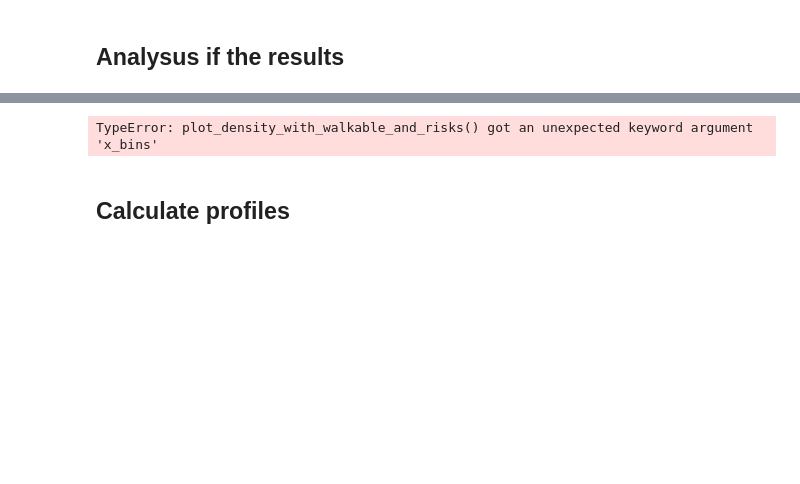
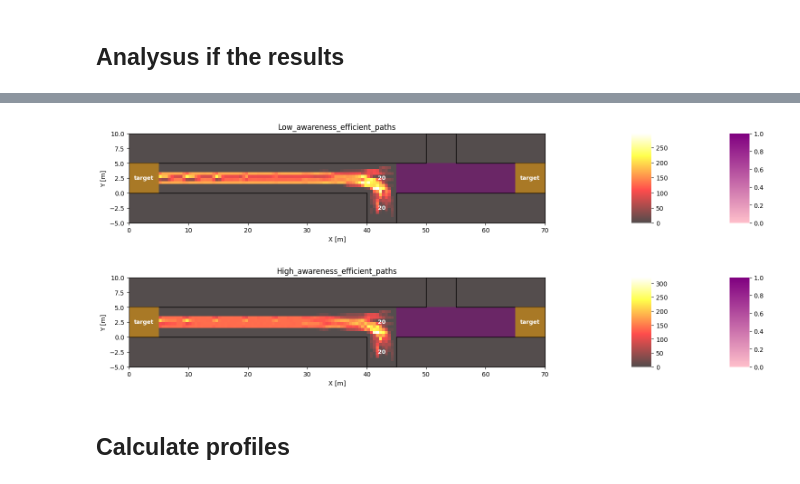
Before and after one commit to AlvaroS3rrano/Evacuation_Simulation, a Jupyter notebook: Notebooks/experiments.ipynb, the cells around one changed output, grey strips where cells are left out. Saved outputs shown, nothing was run; the diff lists cells and outputs as text; code cells hidden in the pictures; blank space fills up the shorter version.

```diff
--- a/Notebooks/experiments.ipynb
+++ b/Notebooks/experiments.ipynb
@@ -1065,31 +1102,29 @@ for mode in modes:
 # %%
 with sqlite3.connect(connection_file) as connection:
     # Fetch all risk data grouped by frame
     all_risks_frame = get_risk_levels_by_frame(connection, 000)
 
 risky_areas_den = []
 for area, risk in all_risks_frame.items():
     if risk > 0.0:
         risky_areas_den.append((area, risk))
 
 for mode in modes:
     df = agent_trajectories[mode].data
     heatmap, x_bins, y_bins = compute_density_from_dataframe(df, walkable_area, cell_size=0.5)
 
     plot_density_with_walkable_and_risks(
         heatmap=heatmap,
-        x_bins=x_bins,
-        y_bins=y_bins,
         walkable_area=walkable_area,
         specific_areas=specific_areas,
         risky_areas=risky_areas_den,
-        risk_threshold=0.5,
         df=df,
         targets=targets,
         title=f"{mode_names[mode]}" # Density + risk
     )
 # %% [output]
-TypeError: plot_density_with_walkable_and_risks() got an unexpected keyword argument 'x_bins'
+[figure, added]
+[figure, added]
 # %% [markdown]
 ## Calculate profiles
 # %% [markdown]
```
Also changed, not shown: parts of 21 cells of this notebook, 13 other files.
